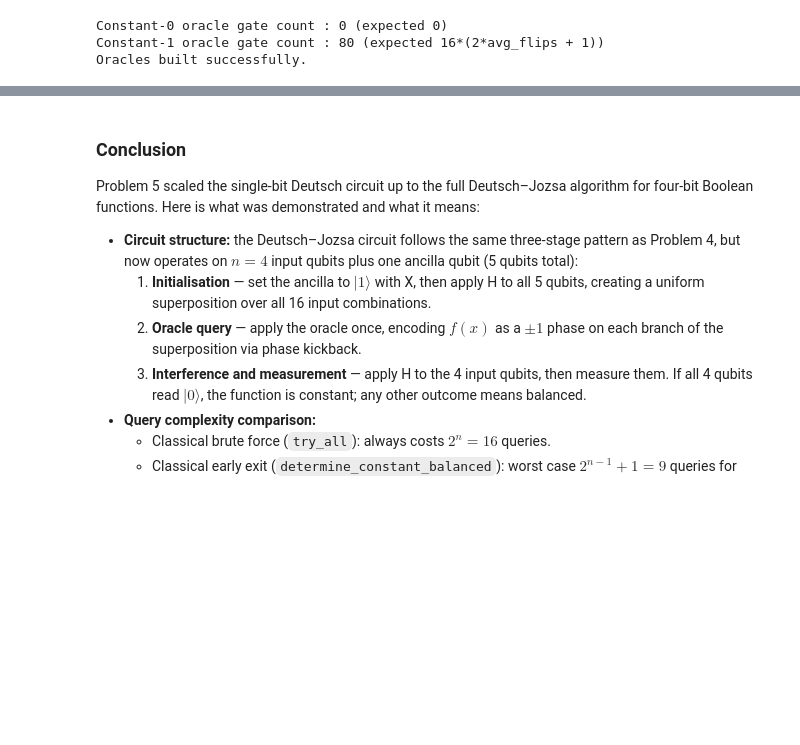
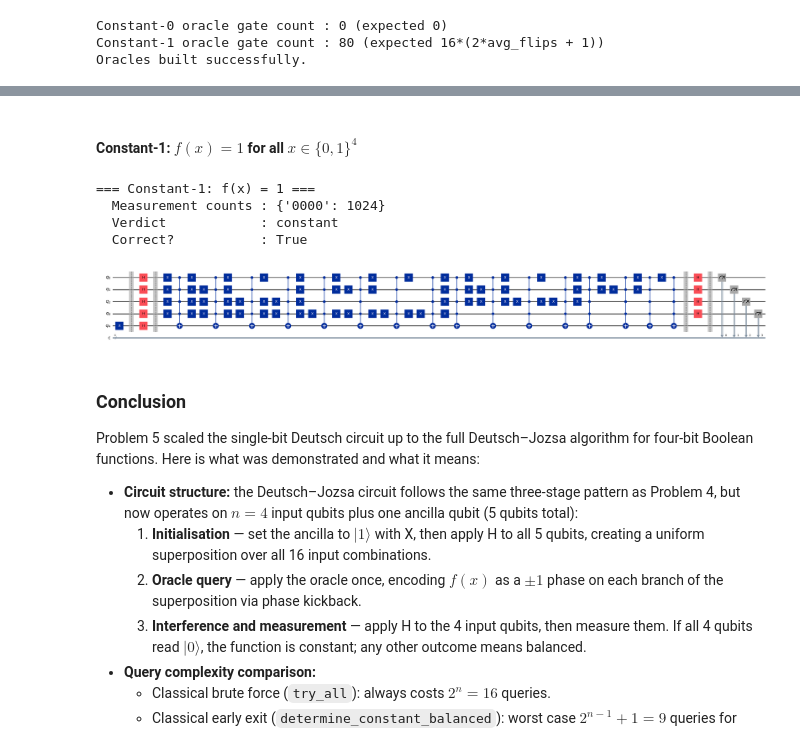
Before and after one commit to TiffanyYongNgikChee/emerging-technologies, a Jupyter notebook: problems.ipynb, the cells around one changed output, grey strips where cells are left out. Saved outputs shown, nothing was run; the diff lists cells and outputs as text; code cells hidden in the pictures; blank space fills up the shorter version.

```diff
--- a/problems.ipynb
+++ b/problems.ipynb
@@ -3974,3 +3993,23 @@ display(qc_bb.draw('mpl', fold=-1))
+# %% [markdown]
+#### Constant-1: $f(x) = 1$ for all $x \in \{0,1\}^4$
+# %%
+# Constant-1: f(x) = 1 for all inputs.
+const_1_tuple = (1,) * 16
+
+verdict_c1, counts_c1, qc_c1 = run_dj(const_1_tuple)
+
+print("=== Constant-1: f(x) = 1 ===")
+print(f"  Measurement counts : {counts_c1}")
+print(f"  Verdict            : {verdict_c1}")
+print(f"  Correct?           : {verdict_c1 == 'constant'}")
+print()
+display(qc_c1.draw('mpl', fold=-1))
+# %% [output]
+=== Constant-1: f(x) = 1 ===
+  Measurement counts : {'0000': 1024}
+  Verdict            : constant
+  Correct?           : True
+[figure, added]
 # %% [markdown]
 ### Conclusion
 
```
Also changed, not shown: parts of 21 cells of this notebook.
